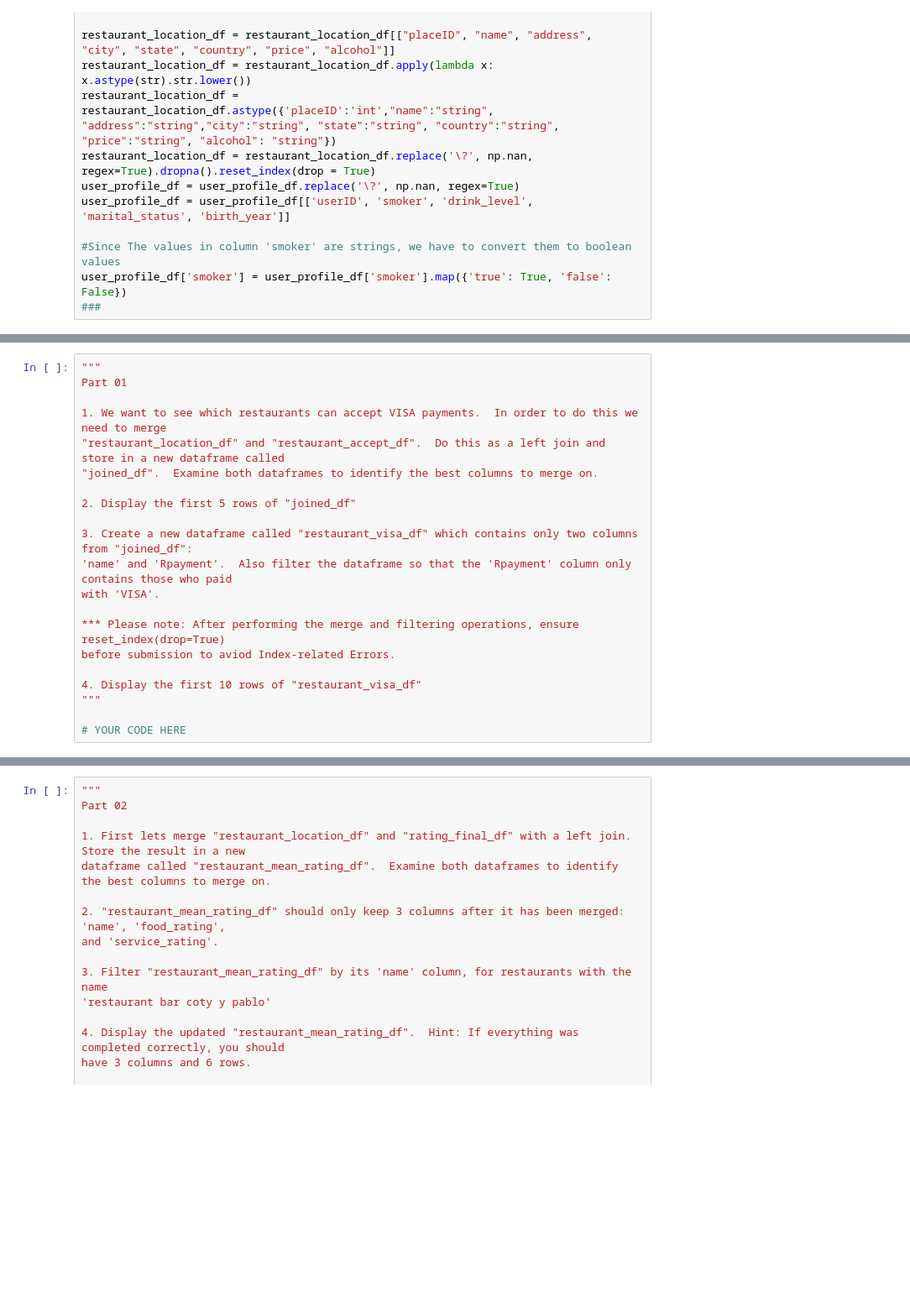
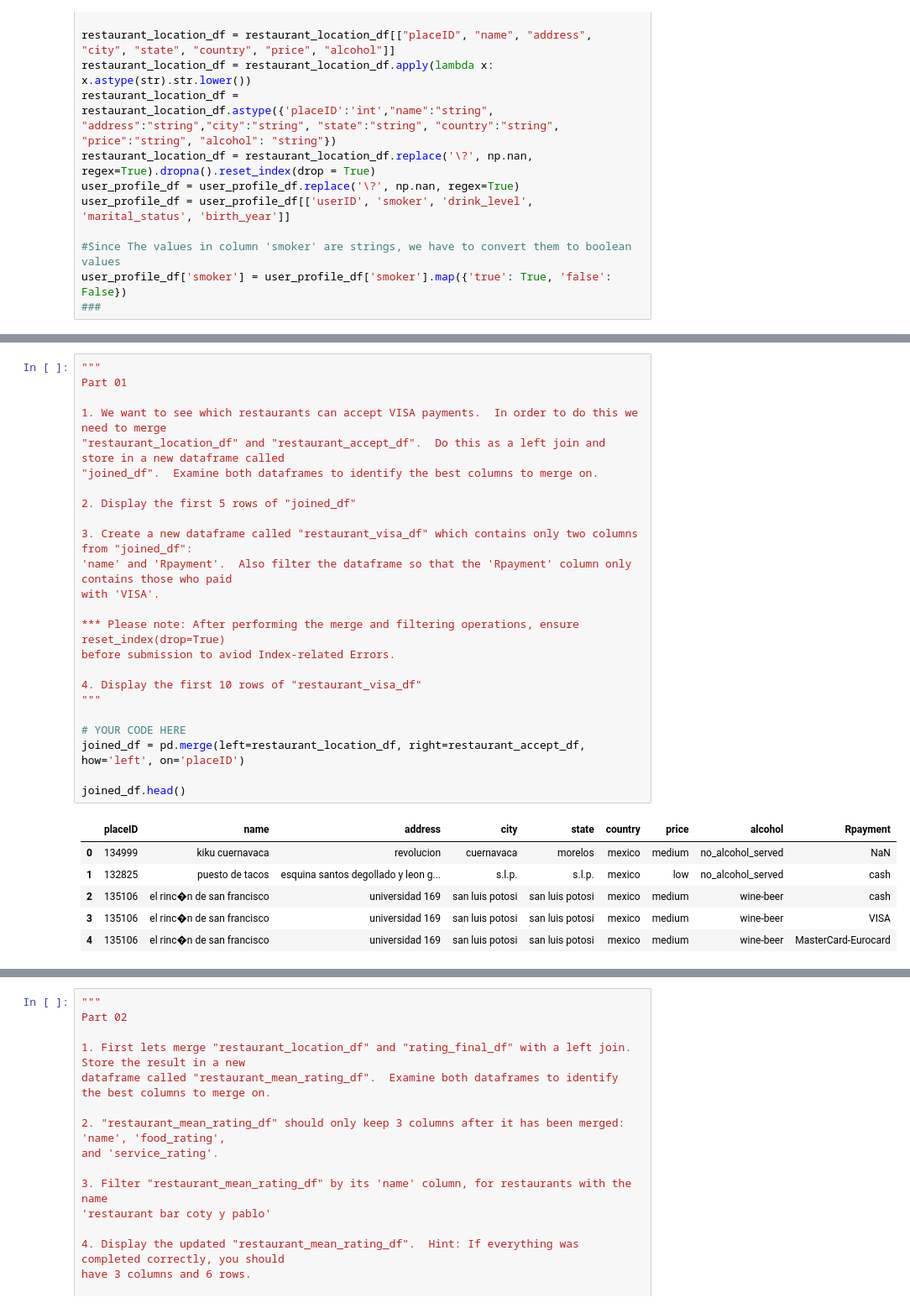
Before and after one commit to dennislamcv1/UPennData, a Jupyter notebook: Intro to Data Analytics/Practice_Assignment_02.ipynb, the cells around one changed output, grey strips where cells are left out. Shown at 84% size. Saved outputs shown, nothing was run; the diff lists cells and outputs as text; blank space fills up the shorter version.

```diff
--- a/Intro to Data Analytics/Practice_Assignment_02.ipynb
+++ b/Intro to Data Analytics/Practice_Assignment_02.ipynb
@@ -92,21 +150,31 @@ rating_final_df.head()
 # %%
 """
 Part 01
 
 1. We want to see which restaurants can accept VISA payments.  In order to do this we need to merge
 "restaurant_location_df" and "restaurant_accept_df".  Do this as a left join and store in a new dataframe called
 "joined_df".  Examine both dataframes to identify the best columns to merge on.
 
 2. Display the first 5 rows of "joined_df"
 
 3. Create a new dataframe called "restaurant_visa_df" which contains only two columns from "joined_df":
 'name' and 'Rpayment'.  Also filter the dataframe so that the 'Rpayment' column only contains those who paid
 with 'VISA'.
 
 *** Please note: After performing the merge and filtering operations, ensure reset_index(drop=True)
 before submission to aviod Index-related Errors.
 
 4. Display the first 10 rows of "restaurant_visa_df"
 """
 
 # YOUR CODE HERE
+joined_df = pd.merge(left=restaurant_location_df, right=restaurant_accept_df, how='left', on='placeID')
+
+joined_df.head()
+# %% [output]
+|  | placeID | name | address | city | state | country | price | alcohol | Rpayment |
+| 0 | 134999 | kiku cuernavaca | revolucion | cuernavaca | morelos | mexico | medium | no_alcohol_served | NaN |
+| 1 | 132825 | puesto de tacos | esquina santos degollado y leon g... | s.l.p. | s.l.p. | mexico | low | no_alcohol_served | cash |
+| 2 | 135106 | el rinc�n de san francisco | universidad 169 | san luis potosi | san luis potosi | mexico | medium | wine-beer | cash |
+| 3 | 135106 | el rinc�n de san francisco | universidad 169 | san luis potosi | san luis potosi | mexico | medium | wine-beer | VISA |
+| 4 | 135106 | el rinc�n de san francisco | universidad 169 | san luis potosi | san luis potosi | mexico | medium | wine-beer | MasterCard-Eurocard |
```
Also changed, not shown: parts of 12 cells of this notebook, 5 other files.
